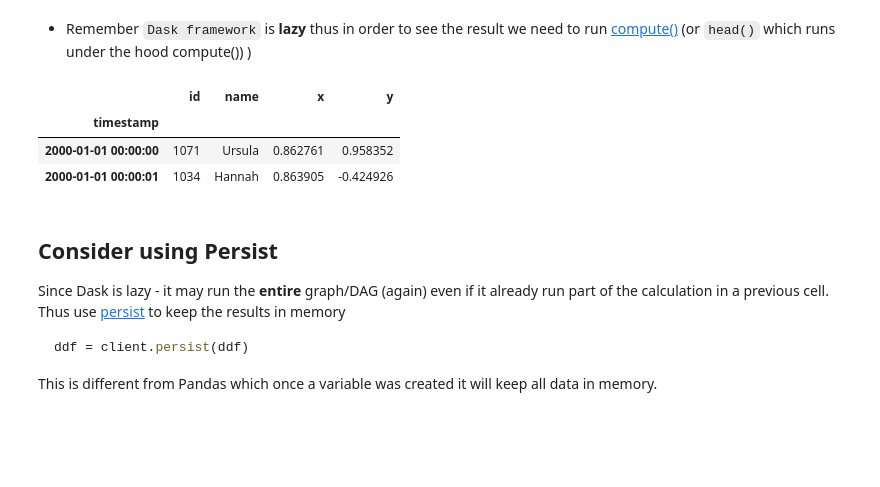
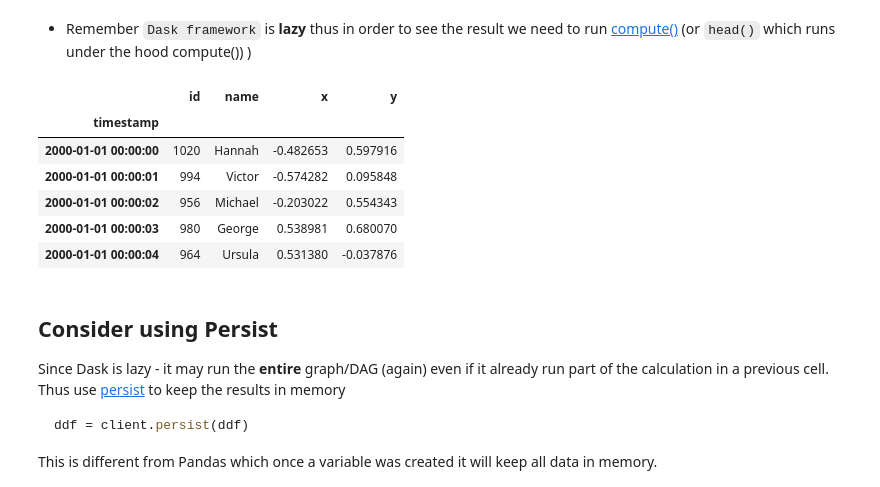
Before and after one commit to sephib/dask_pyconil2019, a Jupyter notebook: dask_for_pandas-in_ETL.ipynb, the cells around one changed output. Drawn from its saved outputs; the diff is of its cells as text; code cells hidden in the pictures; blank space fills up the shorter version.

```diff
--- a/dask_for_pandas-in_ETL.ipynb
+++ b/dask_for_pandas-in_ETL.ipynb
@@ -103,12 +105,15 @@ Dask Name: make-timeseries, 30 tasks
 * Remember `Dask framework` is **lazy** thus in order to see the result we need to run [compute()](https://docs.dask.org/en/latest/dataframe-api.html#dask.dataframe.DataFrame.compute)
  (or `head()` which runs under the hood compute()) )
 # %%
-ddf.head(2)
+ddf.head()
 # %% [output]
 |  | id | name | x | y |
 | timestamp |  |  |  |  |
-| 2000-01-01 00:00:00 | 1071 | Ursula | 0.862761 | 0.958352 |
-| 2000-01-01 00:00:01 | 1034 | Hannah | 0.863905 | -0.424926 |
+| 2000-01-01 00:00:00 | 1020 | Hannah | -0.482653 | 0.597916 |
+| 2000-01-01 00:00:01 | 994 | Victor | -0.574282 | 0.095848 |
+| 2000-01-01 00:00:02 | 956 | Michael | -0.203022 | 0.554343 |
+| 2000-01-01 00:00:03 | 980 | George | 0.538981 | 0.680070 |
+| 2000-01-01 00:00:04 | 964 | Ursula | 0.531380 | -0.037876 |
 # %% [markdown]
  ## Consider using Persist
 Since Dask is lazy - it may run the **entire** graph/DAG (again) even if it already run part of the calculation in a previous cell.  Thus use [persist](https://docs.dask.org/en/latest/dataframe-best-practices.html?highlight=parquet#persist-intelligently) to keep the results in memory
```
Also changed, not shown: parts of 47 cells of this notebook.
